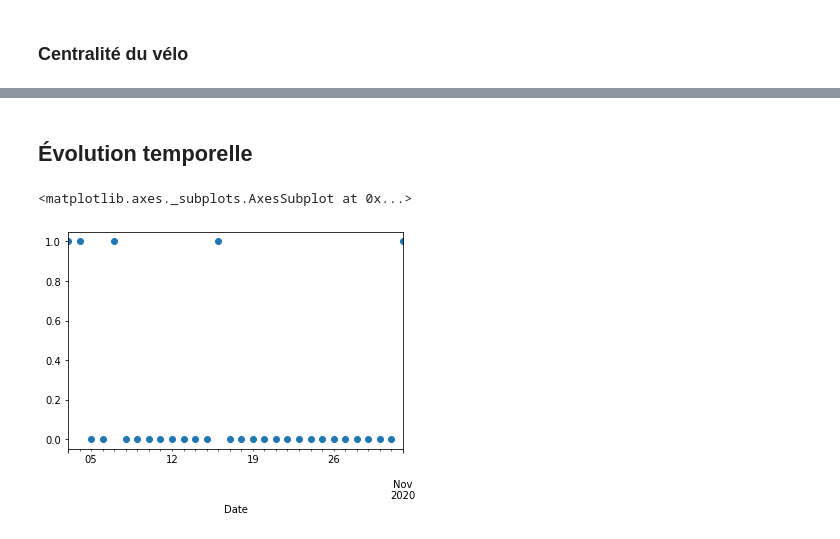
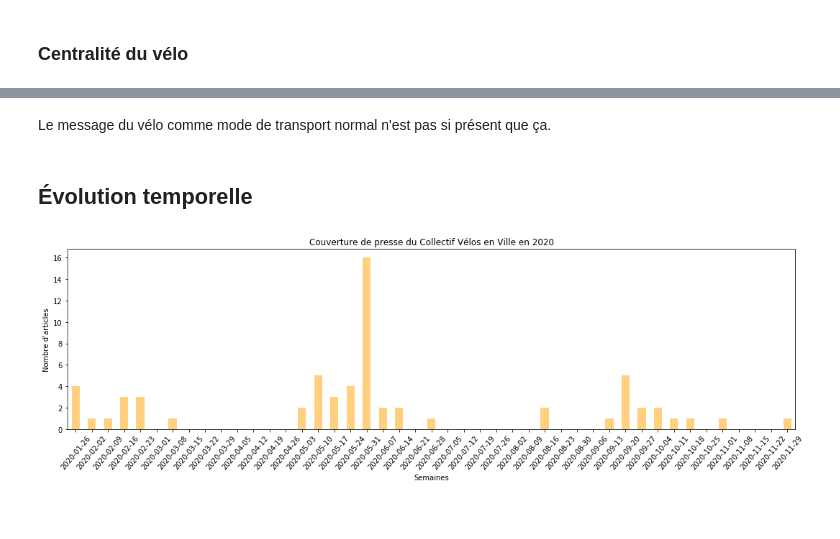
Before and after one commit to emilienschultz/Documents_temporaires, a Jupyter notebook: Analyse presse CVV.ipynb, the cells around one changed output, grey strips where cells are left out. Saved outputs shown, nothing was run; the diff lists cells and outputs as text; code cells hidden in the pictures.

```diff
--- a/Analyse presse CVV.ipynb
+++ b/Analyse presse CVV.ipynb
@@ -85,7 +199,18 @@ Name: Velo_central, dtype: int64
+# %% [markdown]
+Le message du vélo comme mode de transport normal n'est pas si présent que ça.
 # %% [markdown]
 ## Évolution temporelle
-# %%
-data["num"].resample("d").sum().plot(style="o")
-# %% [output]
-<matplotlib.axes._subplots.AxesSubplot at 0x...>
-[figure, removed]
+# %%
+import matplotlib.pyplot as plt
+fig,ax = plt.subplots()
+data["num"].resample("w").sum().plot(kind="bar",figsize=(15,5),ax=ax,rot=50,color="orange",alpha=0.5)
+locs, labels = plt.xticks()
+t = [x.get_text().split()[0] for x in labels]
+plt.xticks(locs,t)
+plt.title("Couverture de presse du Collectif Vélos en Ville en 2020")
+plt.xlabel("Semaines")
+plt.ylabel("Nombre d'articles")
+plt.tight_layout()
+plt.savefig("couverture-presse-cvv-2020.png",dpi=300)
+# %% [output]
+[figure, added]
```
Also changed, not shown: parts of 21 cells of this notebook.
